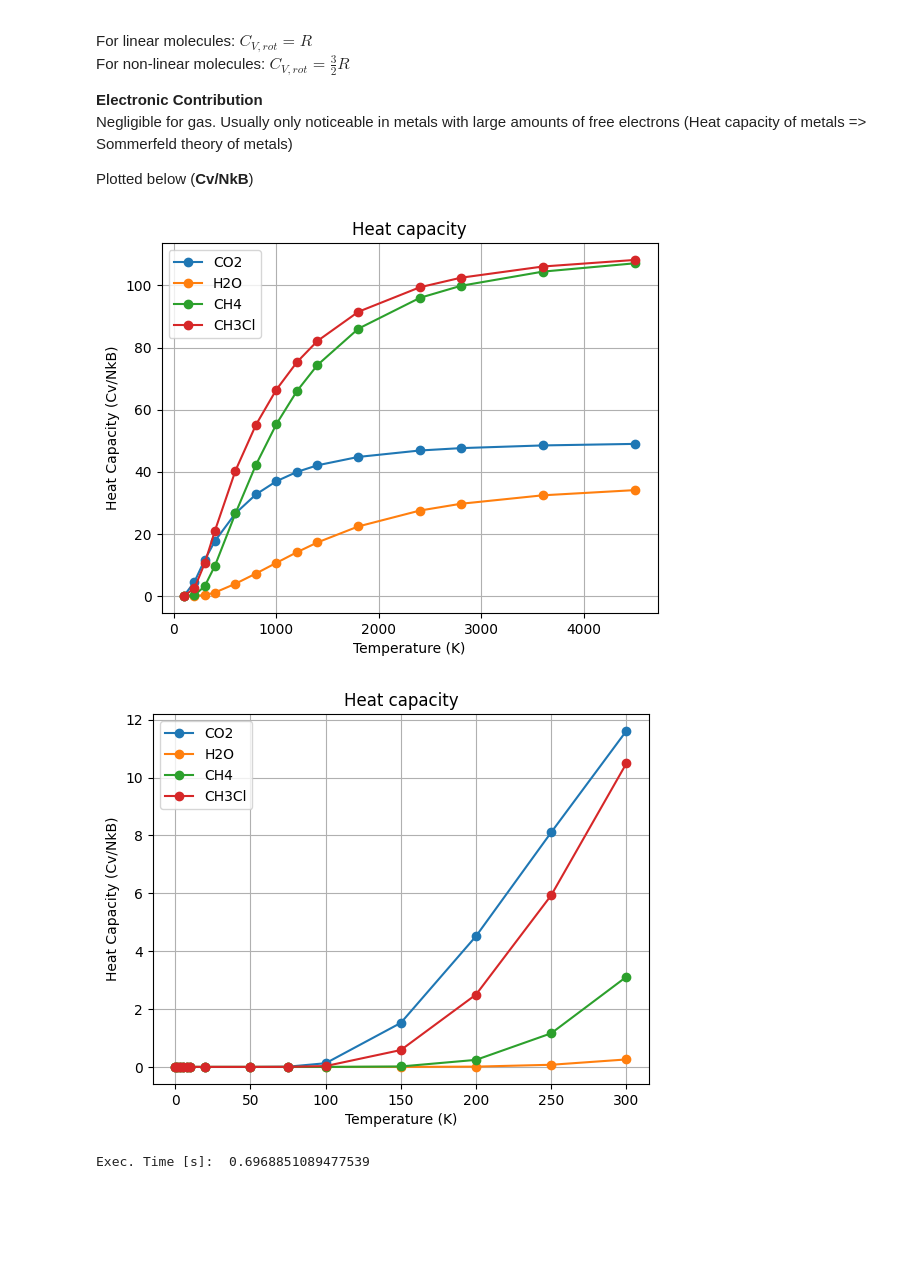
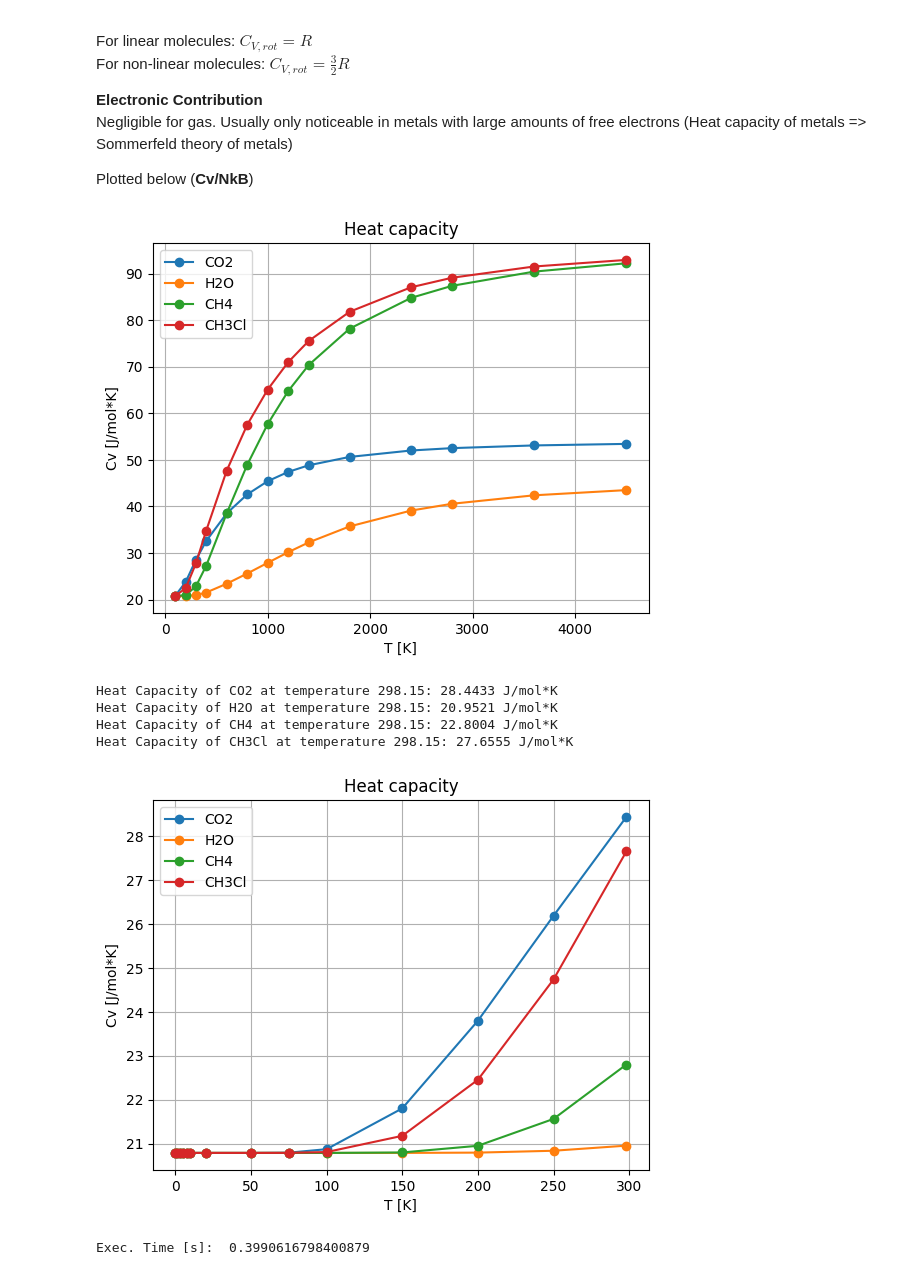
Before and after one commit to denny190/pchem_iv, a Jupyter notebook: Berdar_L04_qm_calc_freq.ipynb, the cells around one changed output. Saved outputs shown, nothing was run; the diff lists cells and outputs as text; code cells hidden in the pictures; blank space fills up the shorter version.

```diff
--- a/Berdar_L04_qm_calc_freq.ipynb
+++ b/Berdar_L04_qm_calc_freq.ipynb
@@ -120,10 +120,10 @@ import matplotlib.pyplot as plt
 def vibrational_heat_capacity(Theta, T):
     cv_sum = 0
     for theta in Theta:
-        cv_sum += (theta / T)**2 * np.exp(- theta / T) / (np.exp(- theta / T) - 1)**2
+        cv_sum += ((theta / T)**2 * np.exp(- theta / T) / (np.exp(- theta / T) - 1)**2)
 
     #print(constants.Boltzmann * cv_sum)
-    cv = constants.Avogadro * constants.Boltzmann * cv_sum
+    cv = constants.gas_constant * cv_sum
     return cv
 
 Theta = [
@@ -265,7 +265,7 @@ import matplotlib.pyplot as plt
 start = time.time()
 
 
-def heat_capacity(Theta, T, linearity):
+def heat_capacity(Theta, T, linearity, molname):
     cv_vib = 0
     if linearity:
         cv_rot = constants.gas_constant
@@ -274,8 +274,12 @@ def heat_capacity(Theta, T, linearity):
 
     for theta in Theta:
         cv_vib += (theta / T)**2 * np.exp(-theta / T) / (np.exp(-theta / T) - 1)**2
-    cv = ((3 * constants.gas_constant)/2) * cv_rot * cv_vib
-    return cv/( constants.Boltzmann * constants.Avogadro)
+    cv = ((3 * constants.gas_constant)/2) + cv_rot + (constants.gas_constant * cv_vib)
+
+    if T == 298.15:
+        g = float("{:.4f}".format(cv))
+        print ('Heat Capacity of %s at temperature %s: %s J/mol*K' % (molname, T, g))
+    return cv
 
 def plot_heat_capacity(molecule_data, temperatures):
     heat_capacity_data = {}
@@ -287,39 +291,43 @@ def plot_heat_capacity(molecule_data, temperatures):
             linearity = False
         c_vib_plot = []
         for temp in temperatures:
-            c_vib = heat_capacity(theta, temp, linearity)
+            c_vib = heat_capacity(theta, temp, linearity, molecule_name)
             c_vib_plot.append(c_vib)
         heat_capacity_data[molecule_name] = c_vib_plot
 
     for molecule_name, c_vib_values in heat_capacity_data.items():
         plt.plot(temperatures, c_vib_values, marker='o', label=molecule_name)
 
     plt.legend()
     plt.grid(True)
-    plt.xlabel('Temperature (K)')
-    plt.ylabel('Heat Capacity (Cv/NkB)')
+    plt.xlabel('T [K]')
+    plt.ylabel('Cv [J/mol*K]')
     plt.title('Heat capacity')
     plt.show()
 
 molecules = {
     "CO2": [984.86, 984.86, 1999.48, 3502.99],
     "H2O": [2414.6, 5575.9, 5724.61],
     "CH4": [1950.58, 1951.06, 1951.4, 2274.77, 2274.86, 4391.22, 4559.39, 4559.87, 4560.12],
     "CH3Cl": [1088.10, 1500.74, 1501.37, 2016.70, 2167.14, 2167.86, 4460.76, 4604.56, 4605.03]
 }
 
 high_temperatures = [
     100, 200, 300, 400, 600, 800, 1000, 1200, 1400,
     1800, 2400, 2800, 3600, 4500
 ]
 
-low_temperatures = [ 0.1, 1, 3, 5, 8, 10, 20, 50, 75, 100, 150, 200, 250, 300]
+low_temperatures = [ 0.1, 1, 3, 5, 8, 10, 20, 50, 75, 100, 150, 200, 250, 298.15]
 
 plot_heat_capacity(molecules, high_temperatures)
 plot_heat_capacity(molecules, low_temperatures)
 
 print("Exec. Time [s]: ", time.time() - start)
 # %% [output]
-[figure, old version]
+[figure, new version]
+Heat Capacity of CO2 at temperature 298.15: 28.4433 J/mol*K
+Heat Capacity of H2O at temperature 298.15: 20.9521 J/mol*K
+Heat Capacity of CH4 at temperature 298.15: 22.8004 J/mol*K
+Heat Capacity of CH3Cl at temperature 298.15: 27.6555 J/mol*K
-[figure, old version]
+[figure, new version]
-Exec. Time [s]:  0.6968851089477539
+Exec. Time [s]:  0.3990616798400879
```
Also changed, not shown: parts of 4 cells of this notebook.
